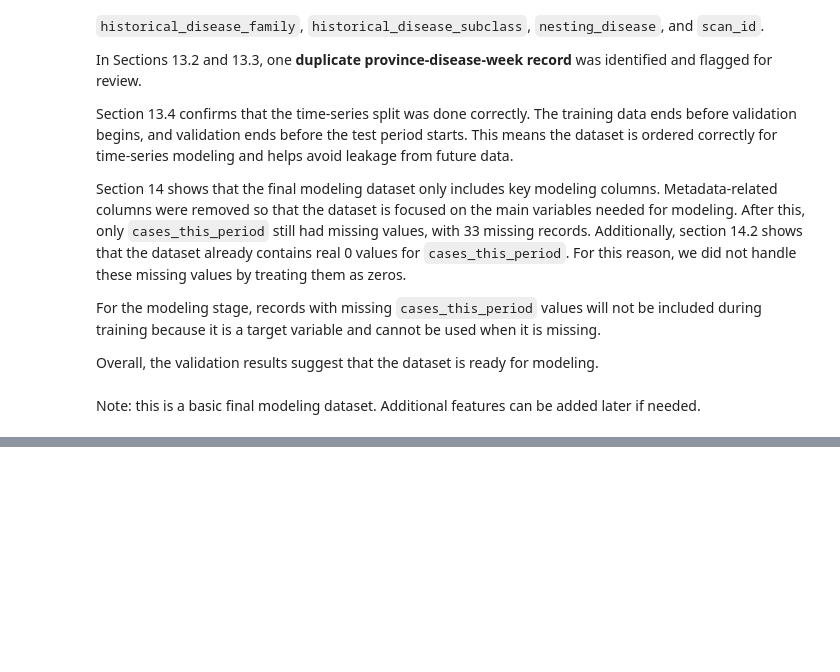
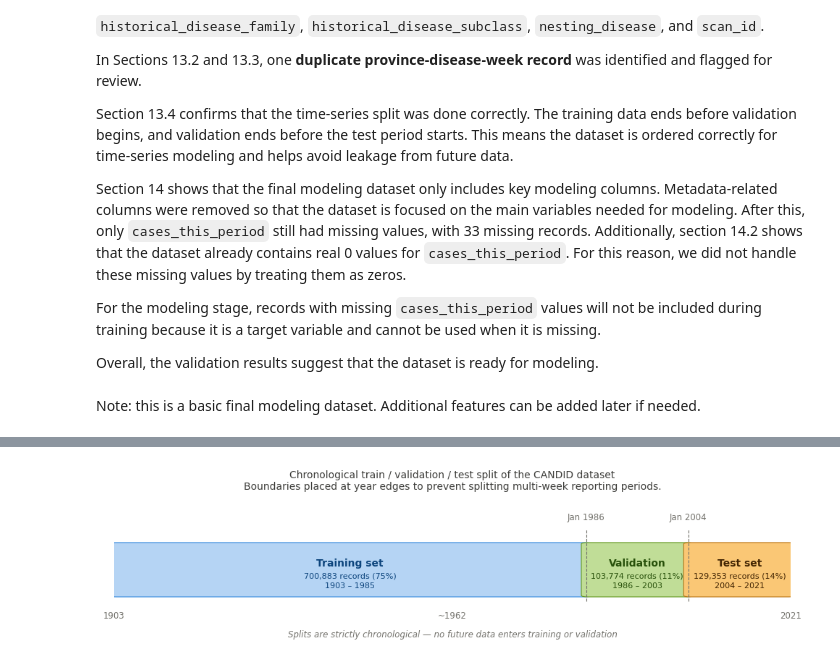
Before and after one commit to payalpt/AAI-590-capstone-canadian-health, a Jupyter notebook: notebooks/01_data_ingest_and_understanding_colab.ipynb, the cells around one changed output, grey strips where cells are left out. Saved outputs shown, nothing was run; the diff lists cells and outputs as text; code cells hidden in the pictures; blank space fills up the shorter version.

```diff
--- a/notebooks/01_data_ingest_and_understanding_colab.ipynb
+++ b/notebooks/01_data_ingest_and_understanding_colab.ipynb
@@ -1252,0 +1415,91 @@ Note: this is a basic final modeling dataset. Additional features can be added l
+# %%
+import matplotlib.pyplot as plt
+import matplotlib.patches as mpatches
+import pandas as pd
+
+# ── Split boundaries (from notebook Section 12) ───────────────────────────────
+TRAIN_CUTOFF = pd.Timestamp("1986-01-01")
+VAL_CUTOFF   = pd.Timestamp("2004-01-01")
+DATE_START   = pd.Timestamp("1903-01-01")
+DATE_END     = pd.Timestamp("2021-12-26")
+
+total_days  = (DATE_END   - DATE_START).days
+train_days  = (TRAIN_CUTOFF - DATE_START).days
+val_days    = (VAL_CUTOFF   - TRAIN_CUTOFF).days
+test_days   = (DATE_END     - VAL_CUTOFF).days
+
+train_pct = train_days / total_days
+val_pct   = val_days   / total_days
+test_pct  = test_days  / total_days
+
+# Row counts from split
+split_counts = df["split"].value_counts()
+n_train = split_counts.get("train",      0)
+n_val   = split_counts.get("validation", 0)
+n_test  = split_counts.get("test",       0)
+
+# ── Plot ──────────────────────────────────────────────────────────────────────
+fig, ax = plt.subplots(figsize=(10, 2.8))
+ax.set_xlim(0, 1)
+ax.set_ylim(0, 1)
+ax.axis("off")
+
+bar_y, bar_h = 0.35, 0.35
+
+segments = [
+    (0,          train_pct,            "#B5D4F4", "#378ADD",
+     "Training set",     f"{n_train:,} records (75%)\n1903 – 1985", "#0C447C"),
+    (train_pct,  train_pct + val_pct,  "#C0DD97", "#639922",
+     "Validation",       f"{n_val:,} records (11%)\n1986 – 2003",  "#27500A"),
+    (train_pct + val_pct, 1.0,         "#FAC775", "#BA7517",
+     "Test set",         f"{n_test:,} records (14%)\n2004 – 2021", "#412402"),
+]
+
+for x0, x1, fill, stroke, title, subtitle, text_color in segments:
+    rect = mpatches.FancyBboxPatch(
+        (x0 + 0.003, bar_y), (x1 - x0 - 0.006), bar_h,
+        boxstyle="round,pad=0.01", linewidth=0.8,
+        edgecolor=stroke, facecolor=fill
+    )
+    ax.add_patch(rect)
+    cx = (x0 + x1) / 2
+    ax.text(cx, bar_y + bar_h * 0.62, title,
+            ha="center", va="center", fontsize=10, fontweight="bold", color=text_color)
+    ax.text(cx, bar_y + bar_h * 0.28, subtitle,
+            ha="center", va="center", fontsize=8, color=text_color, linespacing=1.4)
+
+# Cutoff markers
+for xpos, label in [(train_pct, "Jan 1986"), (train_pct + val_pct, "Jan 2004")]:
+    ax.axvline(xpos, ymin=bar_y - 0.04, ymax=bar_y + bar_h + 0.1,
+               color="#73726c", linewidth=0.8, linestyle="--", clip_on=False)
+    ax.text(xpos, bar_y + bar_h + 0.15, label,
+            ha="center", va="bottom", fontsize=8.5, color="#73726c")
+
+# Timeline arrow
+ax.annotate("", xy=(1.02, bar_y - 0.06), xytext=(-0.01, bar_y - 0.06),
+            arrowprops=dict(arrowstyle="->", color="#73726c", lw=0.8))
+for xpos, year in [(0, "1903"), (train_pct, ""), (train_pct + val_pct, ""),
+                   (0.5, "~1962"), (1.0, "2021")]:
+    if year:
+        ax.text(xpos, bar_y - 0.16, year, ha="center",
+                fontsize=8.5, color="#73726c")
+
+# No-leakage note
+ax.text(0.5, 0.08,
+        "Splits are strictly chronological — no future data enters training or validation",
+        ha="center", va="center", fontsize=8.5, color="#73726c", style="italic")
+
+plt.title(
+    "Chronological train / validation / test split of the CANDID dataset\n"
+    "Boundaries placed at year edges to prevent splitting multi-week reporting periods.",
+    fontsize=10, pad=10, color="#3d3d3a"
+)
+plt.tight_layout()
+plt.savefig(
+    os.path.join(REPO_DIR, "reports", "figures", "fig2_3_data_split.png"),
+    dpi=150, bbox_inches="tight"
+)
+plt.show()
+print("Saved: fig2_3_data_split.png")
+# %% [output]
+[figure, added]
```
Also changed, not shown: parts of 28 cells of this notebook, 1 other file.
